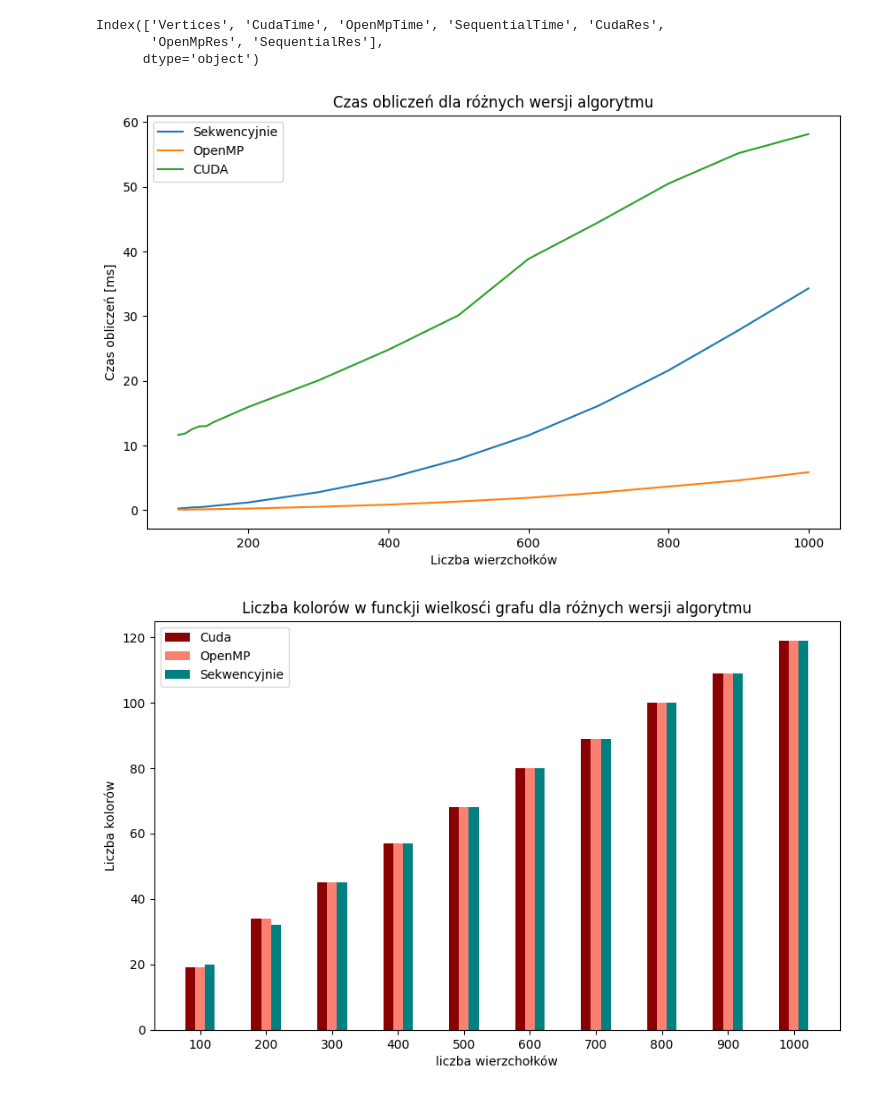
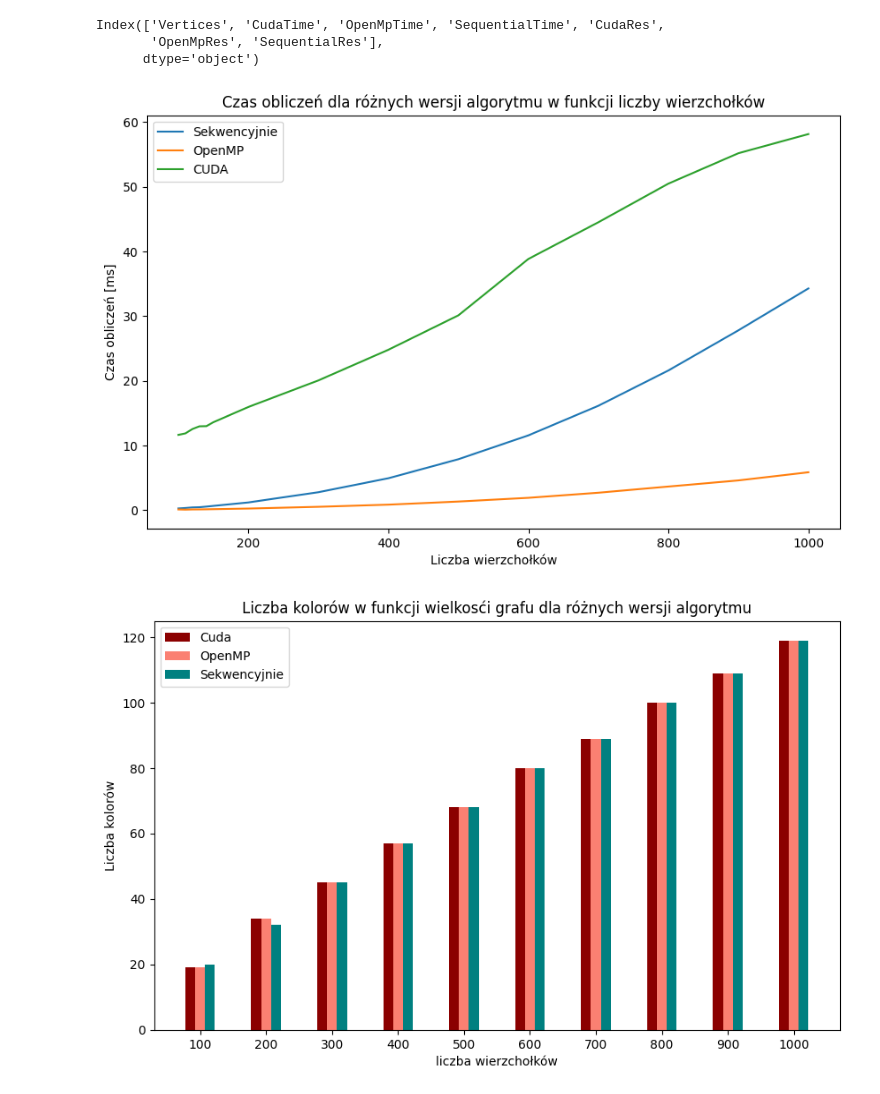
Before and after one commit to jwarczynski/GeneticAlgorithm, a Jupyter notebook: python/visualizer.ipynb, the cells around one changed output. Drawn from its saved outputs; the diff is of its cells as text; code cells hidden in the pictures.

```diff
--- a/python/visualizer.ipynb
+++ b/python/visualizer.ipynb
@@ -1,29 +1,29 @@
 # %%
 import pandas as pd
 import matplotlib.pyplot as plt
 
 input_file = "../out/output.csv"
 data = pd.read_csv(input_file, sep=",")
 
 plt.figure(figsize=(10, 6))
 
 plt.plot(data["Vertices"], data["SequentialTime"] / 1000, label="Sekwencyjnie")
 plt.plot(data["Vertices"], data["OpenMpTime"] / 1000, label="OpenMP")
 plt.plot(data["Vertices"], data["CudaTime"] / 1000, label="CUDA")
 
-plt.title("Czas obliczeń dla różnych wersji algorytmu")
+plt.title("Czas obliczeń dla różnych wersji algorytmu w funkcji liczby wierzchołków")
 plt.xlabel("Liczba wierzchołków")
 plt.ylabel("Czas obliczeń [ms]")
 
 print(data.columns)
 
 plt.legend()
-plt.savefig("wykres.png")
+plt.savefig("../out/wykres.png")
 # %% [output]
 Index(['Vertices', 'CudaTime', 'OpenMpTime', 'SequentialTime', 'CudaRes',
        'OpenMpRes', 'SequentialRes'],
       dtype='object')
-[figure, old version]
+[figure, new version]
 # %%
 import matplotlib.colors as colors
 
```
Also changed, not shown: parts of 2 cells of this notebook.
